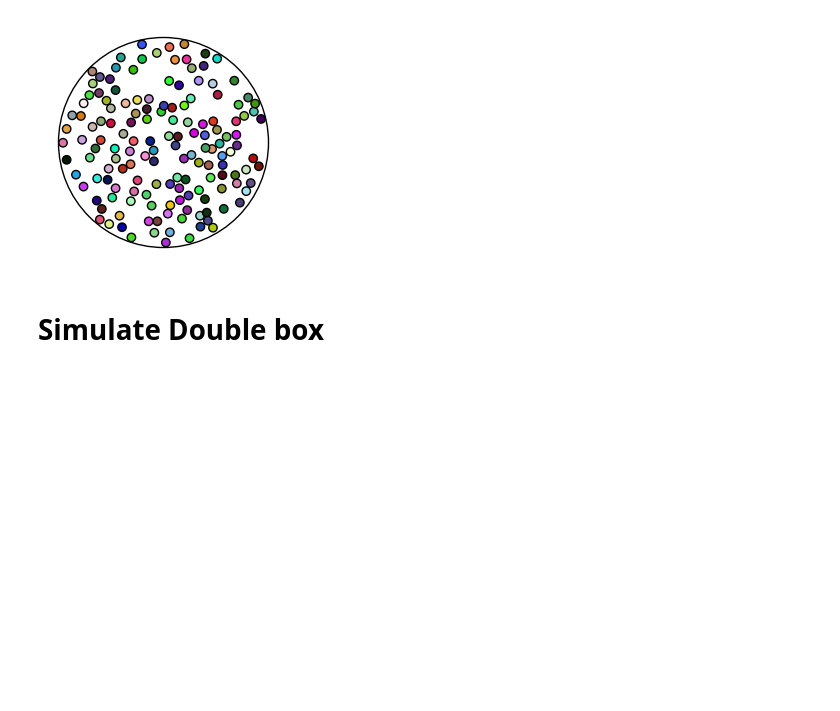
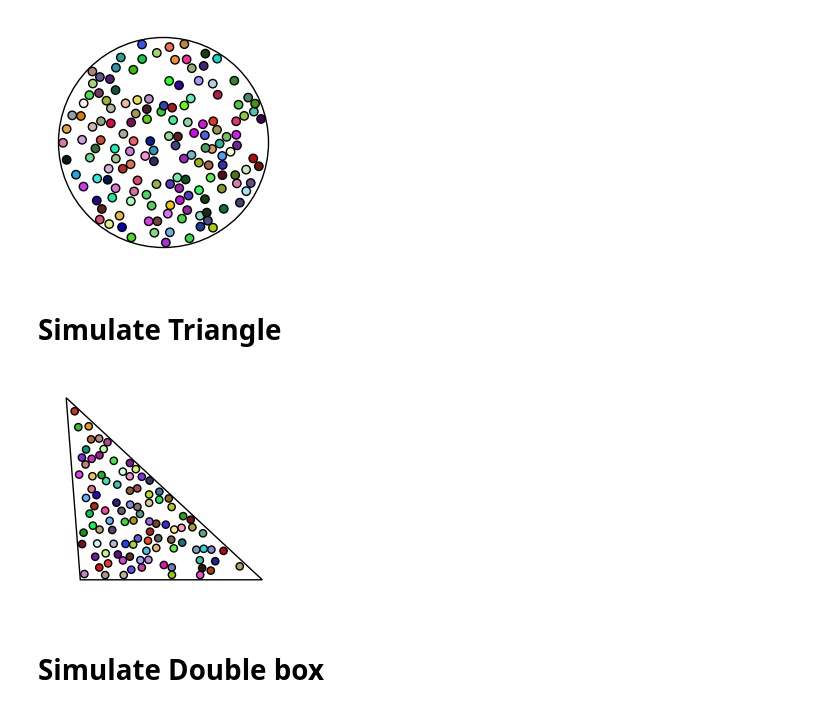
Before and after one commit to seba2390/ParticleSimulations, a Jupyter notebook: main.ipynb, the cells around one changed output. Drawn from its saved outputs; the diff is of its cells as text; code cells hidden in the pictures; blank space fills up the shorter version.

Commit message:
added triangle shape

```diff
--- a/main.ipynb
+++ b/main.ipynb
@@ -148,3 +149,5 @@ ani = FuncAnimation(fig, update, frames=adjusted_n_steps, interval=30, blit=True
 ani.save(filename="circle_particle_simulation.gif", writer='pillow')
 # %% [output]
 [figure]
+# %% [markdown]
+# Simulate Triangle
@@ -151,3 +176,58 @@ ani.save(filename="circle_particle_simulation.gif", writer='pillow')
+# %%
+# New parameter to control frame skipping
+skip_frames = 6  # Change this value to skip frames (e.g., 2 to skip every other frame). Makes animation speed up
+
+# Prepare the figure and axes for plotting
+fig, ax = plt.subplots(1, 1, figsize=(3, 3))
+
+# Calculate the bounding box of the triangle
+min_x = min(triangle_scene.vertices[:, 0])
+max_x = max(triangle_scene.vertices[:, 0])
+min_y = min(triangle_scene.vertices[:, 1])
+max_y = max(triangle_scene.vertices[:, 1])
+
+factor = 0.1
+ax.set_xlim(min_x - factor * triangle_scene.base, max_x + factor * triangle_scene.base)
+ax.set_ylim(min_y - factor * triangle_scene.height, max_y + factor * triangle_scene.height)
+
+# Draw triangle (walls)
+triangle = Polygon(triangle_scene.vertices, fill=False, edgecolor='black', linewidth=1)
+ax.add_patch(triangle)
+
+# Create Circle patches for the particles
+circles = []
+for particle in triangle_scene.particles:
+    circle = plt.Circle(particle.position, particle.radius, facecolor=particle.color, edgecolor='black', fill=True)
+    ax.add_patch(circle)
+    circles.append(circle)
+
+ax.set_xticks([])
+ax.set_yticks([])
+ax.set_aspect('equal', 'box')
+plt.axis('off')
+
+# Update function for the animation
+def update(frame):
+    # Adjust frame based on skip_frames
+    frame = frame * skip_frames
+
+    # For each particle, get the position from its path_history at the adjusted frame
+    for i, particle in enumerate(triangle_scene.particles):
+        if frame < len(particle.path_history):  # Ensure the frame doesn't exceed path_history length
+            circles[i].center = particle.path_history[frame]  # Update position from path_history
+
+    return circles
+
+# Adjust the number of frames based on the skip_frames parameter
+adjusted_n_steps = n_steps // skip_frames
+
+# Create the animation
+ani = FuncAnimation(fig, update, frames=adjusted_n_steps, interval=30, blit=True)
+
+# Save animation to file (optional)
+ani.save(filename="triangle_particle_simulation.gif", writer='pillow')
+# %% [output]
+[figure, added]
 # %% [markdown]
 # Simulate Double box
 # %%
```
Also changed, not shown: parts of 5 cells of this notebook, 3 other files.
